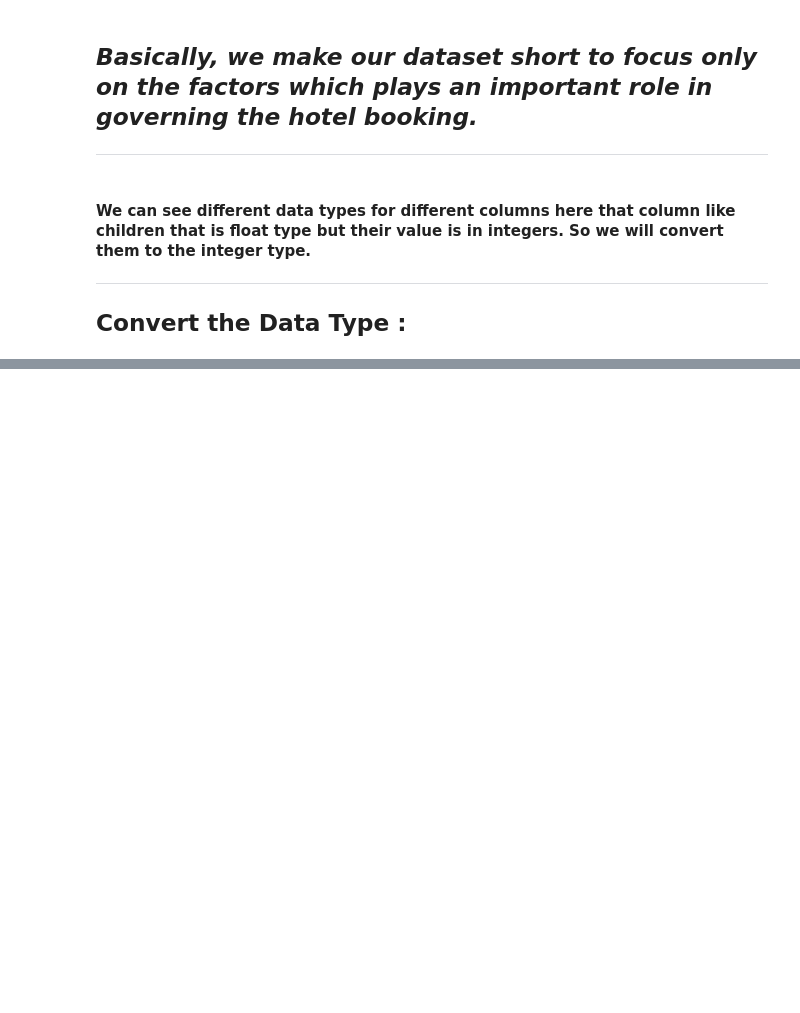
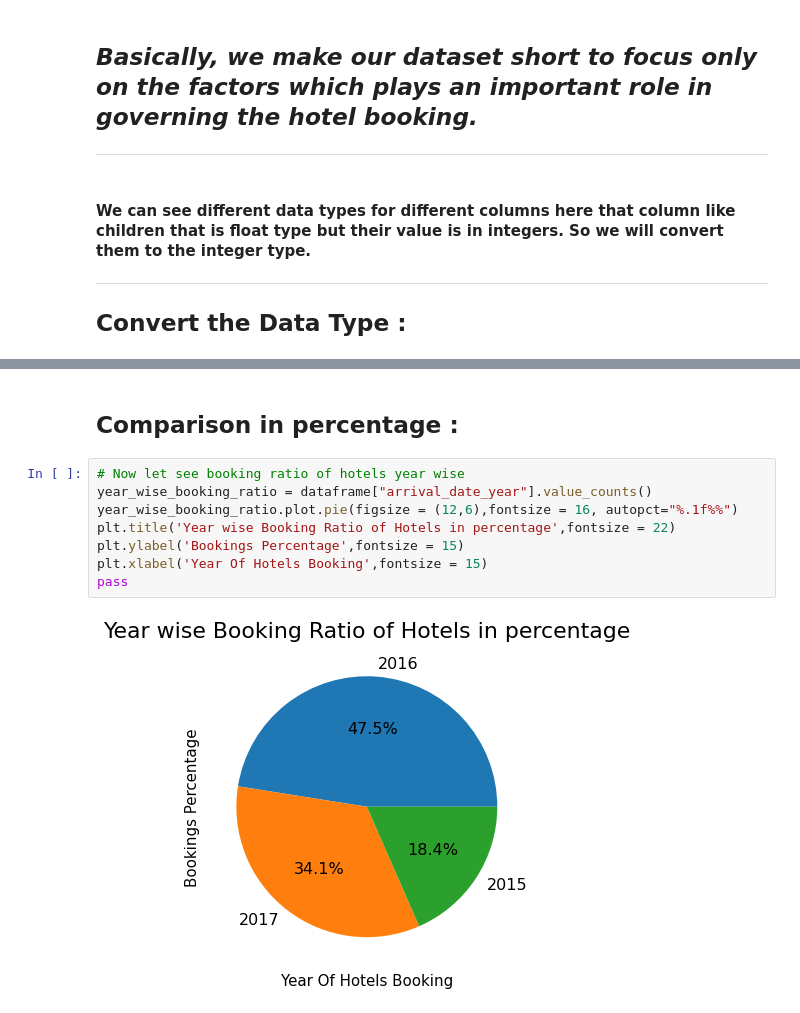
Before and after one commit to dev-PrabhatShukla/Capstone-Project--EDA-On-Hotel-Booking-Analysis, a Jupyter notebook: Hotel_Booking_Analysis_Capstone_Project.ipynb, the cells around one changed output, grey strips where cells are left out. Saved outputs shown, nothing was run; the diff lists cells and outputs as text; blank space fills up the shorter version.

```diff
--- a/Hotel_Booking_Analysis_Capstone_Project.ipynb
+++ b/Hotel_Booking_Analysis_Capstone_Project.ipynb
@@ -310,0 +364,12 @@ dataframe.head(10)
+# %% [markdown]
+## <b>Comparison in percentage :
+# %%
+# Now let see booking ratio of hotels year wise
+year_wise_booking_ratio = dataframe["arrival_date_year"].value_counts()
+year_wise_booking_ratio.plot.pie(figsize = (12,6),fontsize = 16, autopct="%.1f%%")
+plt.title('Year wise Booking Ratio of Hotels in percentage',fontsize = 22)
+plt.ylabel('Bookings Percentage',fontsize = 15)
+plt.xlabel('Year Of Hotels Booking',fontsize = 15)
+pass
+# %% [output]
+[figure, added]
```
Also changed, not shown: parts of 14 cells of this notebook.
